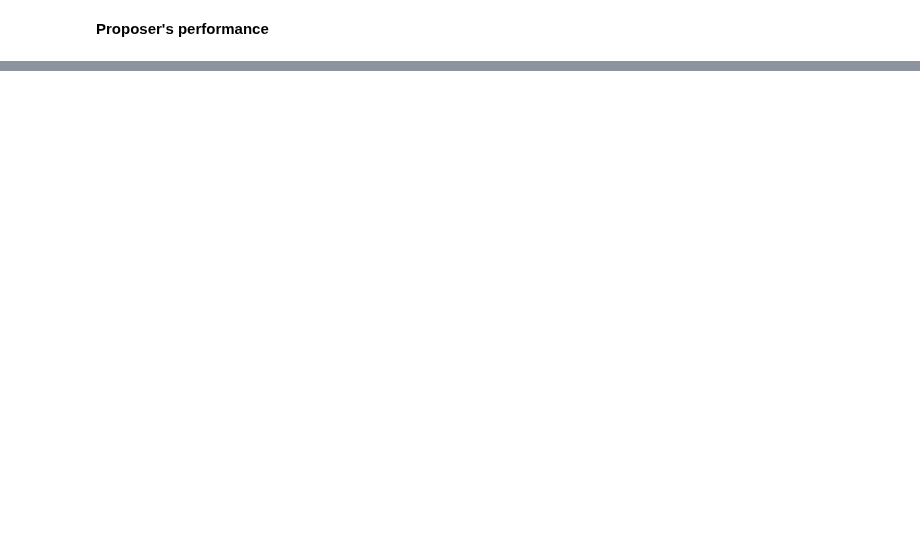
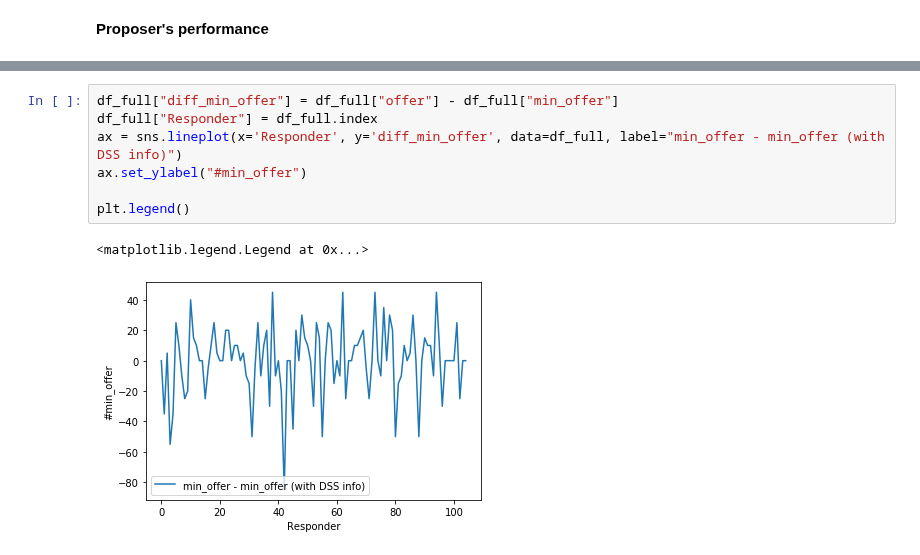
Before and after one commit to afranck64/ultimatum, a Jupyter notebook: notebooks/Data - t12a.ipynb, the cells around one changed output, grey strips where cells are left out. Drawn from its saved outputs; the diff is of its cells as text; blank space fills up the shorter version.

```diff
--- a/notebooks/Data - t12a.ipynb
+++ b/notebooks/Data - t12a.ipynb
@@ -156,0 +188,10 @@ mard:  49.85 %
+# %%
+df_full["diff_min_offer"] = df_full["offer"] - df_full["min_offer"]
+df_full["Responder"] = df_full.index
+ax = sns.lineplot(x='Responder', y='diff_min_offer', data=df_full, label="min_offer - min_offer (with DSS info)")
+ax.set_ylabel("#min_offer")
+
+plt.legend()
+# %% [output]
+<matplotlib.legend.Legend at 0x...>
+[figure, added]
```
Also changed, not shown: parts of 6 cells of this notebook, 22 other files.
